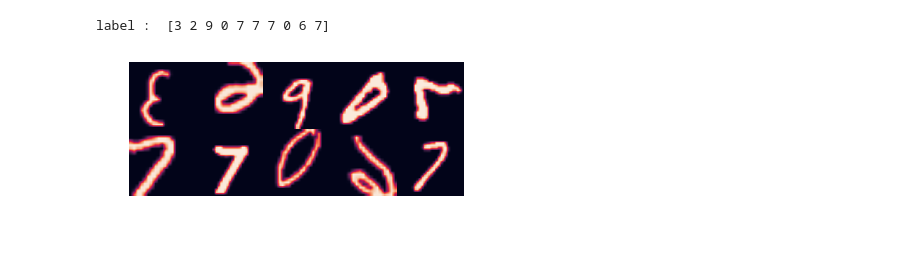
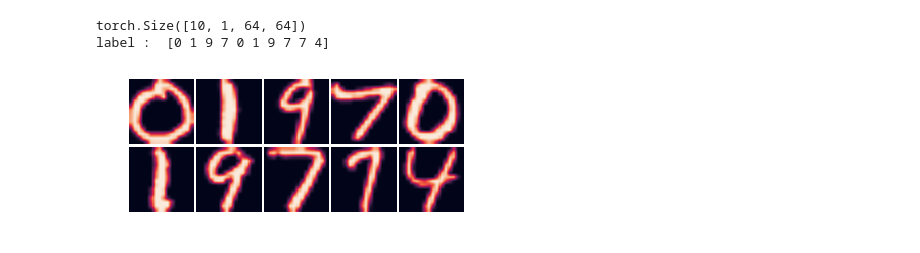
Before and after one commit to MarWit/nn_project, a Jupyter notebook: datasets_test.ipynb, the cells around one changed output. Saved outputs shown, nothing was run; the diff lists cells and outputs as text; code cells hidden in the pictures.

Commit message:
datasets manager, installer and

```diff
--- a/datasets_test.ipynb
+++ b/datasets_test.ipynb
@@ -1,21 +0,0 @@
-# %%
-%run datasets.py
-
-# create object
-data = datasets()
-# create batch loader
-'''
-batch_size - size of single batch
-img_size   - img scaling
-data_aug   - turn on random crop and flips
-dataset    - pick dataset
-train_size - size of train dataset
-valid_size - size of validation dataset
-'''
-#example - load mnist dataset
-batch_loader = data.create_dataset(batch_size=10, img_size=224, data_aug=True)
-for a, b in (batch_loader['train']):
-    # a - batch_size x channels x img_size x img_size - data
-    # b - batch_size - labels
-    print(a.shape, b.shape)
-    break
@@ -29,0 +18,16 @@ Populating the interactive namespace from numpy and matplotlib
+# %%
+# create object
+data = datasets.datasets()
+
+# pick dataset and settings
+data.create_dataset(dataset='mnist', img_size=224, data_aug=True)
+
+# create batch loader
+loader = data.batch_loader(10)
+
+# plot data
+for a, b in (loader['train']):
+    print (a.shape)
+    plotter.plot_mat(a.numpy())
+    print("label : " ,b.numpy())
+    break
@@ -30,9 +68,13 @@ Populating the interactive namespace from numpy and matplotlib
 # %%
-#plot example from dataset
-for a, b in (batch_loader['train']):
+loader = data.batch_loader(10)
+
+# plot data
+for a, b in (loader['train']):
+    print (a.shape)
     plotter.plot_mat(a.numpy())
     print("label : " ,b.numpy())
     break
 # %% [output]
-label :  [3 2 9 0 7 7 7 0 6 7]
+torch.Size([10, 1, 64, 64])
+label :  [0 1 9 7 0 1 9 7 7 4]
-[figure, old version]
+[figure, new version]
```
Also changed, not shown: parts of 15 cells of this notebook, 2 other files.
